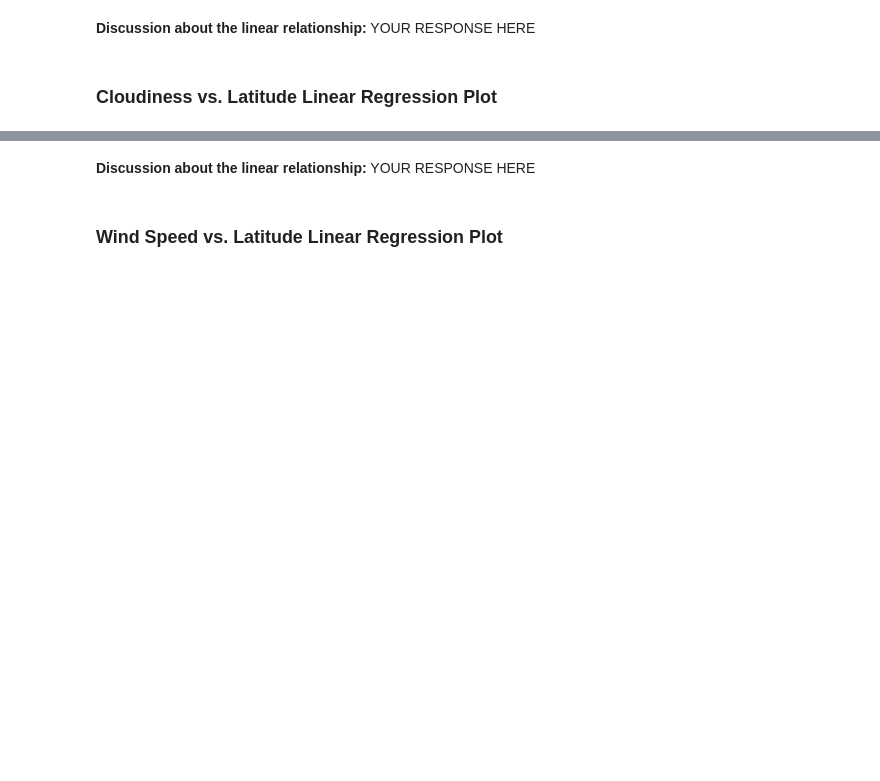
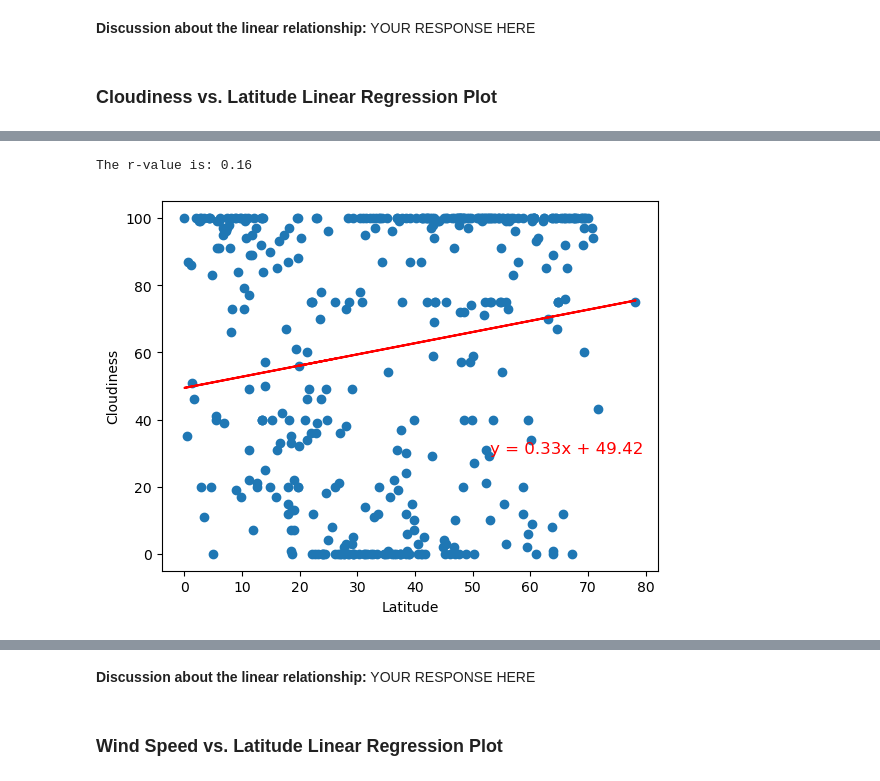
Before and after one commit to bobhulsy/python-api-challenge, a Jupyter notebook: WeatherPy/WeatherPy -test.ipynb, the cells around one changed output, grey strips where cells are left out. Drawn from its saved outputs; the diff is of its cells as text; code cells hidden in the pictures; blank space fills up the shorter version.

```diff
--- a/WeatherPy/WeatherPy -test.ipynb
+++ b/WeatherPy/WeatherPy -test.ipynb
@@ -360,0 +361,12 @@ The r-value is: 0.02056735429994368
+# %%
+# Northern Hemisphere
+plt.scatter(northern_hemi_df['Lat'], northern_hemi_df['Cloudiness'])
+plt.plot(northern_hemi_df['Lat'], regressfunction(northern_hemi_df['Lat'], northern_hemi_df['Cloudiness'])[0], color='r')
+plt.annotate(regressfunction(northern_hemi_df['Lat'], northern_hemi_df['Cloudiness'])[1],(53, 30),fontsize=12,color='r')
+plt.ylabel('Cloudiness')
+plt.xlabel('Latitude')
+print(regressfunction(northern_hemi_df['Lat'], northern_hemi_df['Cloudiness'])[2])
+plt.show()
+# %% [output]
+The r-value is: 0.16
+[figure, added]
```
Also changed, not shown: parts of 11 cells of this notebook.
